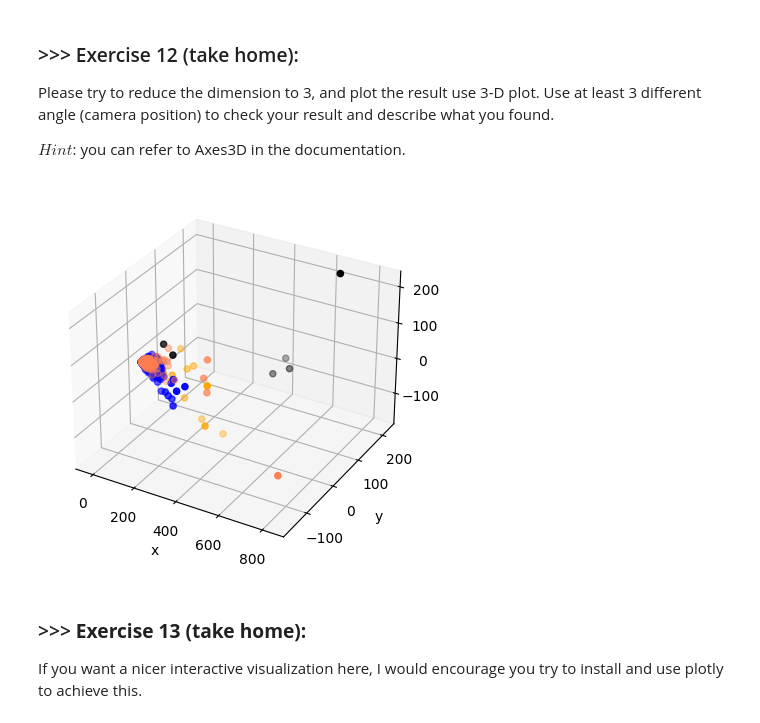
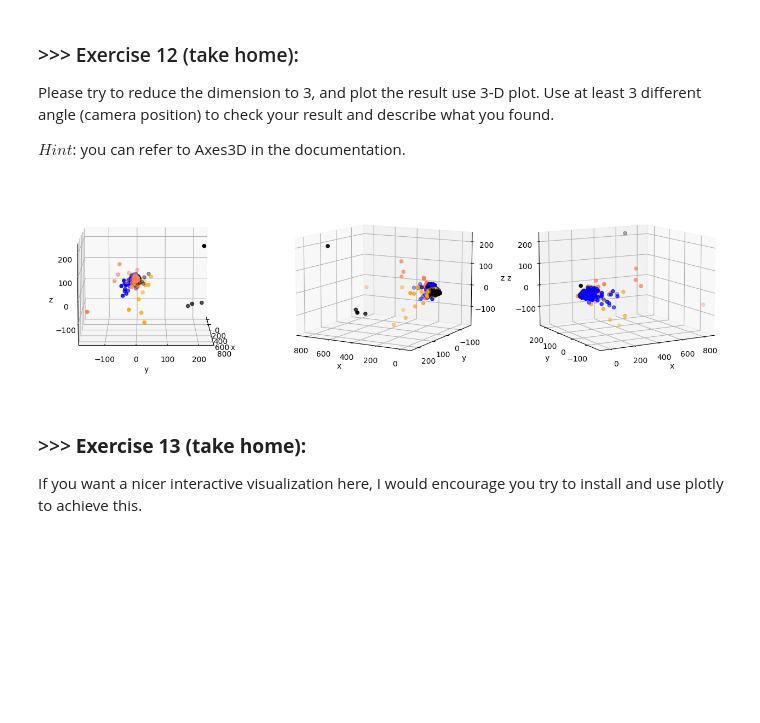
Before and after one commit to tomqwrtyu/DM2022-Lab1-Homework, a Jupyter notebook: DM2022-Lab1-Homework.ipynb, the cells around one changed output. Drawn from its saved outputs; the diff is of its cells as text; code cells hidden in the pictures; blank space fills up the shorter version.

```diff
--- a/DM2022-Lab1-Homework.ipynb
+++ b/DM2022-Lab1-Homework.ipynb
@@ -192,0 +209,18 @@ From the chart above, we can see how sparse the term-document matrix is; i.e., t
+# %%
+names = count_vect.get_feature_names_out()
+termsName = [names[id] for id, x in colsums_with_index[:50]] #top 50 terms used
+indexs = [id for id, x in rowsums_with_index[:50]] #top 50 text using most terms
+
+plot_z = np.zeros((50, 50))
+maxNum = None
+for i in range(plot_z.shape[0]):
+    for j in range(plot_z.shape[1]):
+        plot_z[i][j] = X_counts[indexs[i], colsums_with_index[j][0]]
+        if maxNum == None or plot_z[i][j] > maxNum:
+            maxNum = plot_z[i][j]
+# %%
+df_todraw = pd.DataFrame(plot_z, columns = termsName, index = indexs)
+plt.subplots(figsize=(18, 14))
+ax = sns.heatmap(df_todraw,
+                 cmap="PuRd",
+                 vmin=0, vmax=maxNum // 3, annot=True)
@@ -198,24 +240,22 @@ $Hint$: you can refer to Axes3D in the documentation.
 # %%
-# Answer here
-import plotly_express as px
-col = ['coral', 'blue', 'black', 'orange']
-X_reduced = PCA(n_components = 3).fit_transform(X_counts.toarray())
+fig = plt.figure(figsize=plt.figaspect(0.3))
 
-ax = plt.axes(projection='3d')
+for i in range(3):
+    ax = fig.add_subplot(1, 3, i + 1, projection='3d')
+    for c, category in zip(col, categories):
+        xs = X_reduced[X['category_name'] == category].T[0]
+        ys = X_reduced[X['category_name'] == category].T[1]
+        zs = X_reduced[X['category_name'] == category].T[2]
+        ax.scatter(xs, ys, zs, c = c, marker='o')
 
-for c, category in zip(col, categories):
-    xs = X_reduced[X['category_name'] == category].T[0]
-    ys = X_reduced[X['category_name'] == category].T[1]
-    zs = X_reduced[X['category_name'] == category].T[2]
+    ax.view_init(elev=10, azim=i * 120)
+    ax.set_xlabel('x')
+    ax.set_ylabel('y')
+    ax.set_zlabel('z')
 
-    ax.scatter(xs, ys, zs, c = c, marker='o')
-
-ax.set_xlabel('x')
-ax.set_ylabel('y')
-ax.set_zlabel('z')
 plt.show()
 # %% [output]
-[figure, old version]
+[figure, new version]
 # %% [markdown]
 ### >>> **Exercise 13 (take home):**
 If you want a nicer interactive visualization here, I would encourage you try to install and use plotly to achieve this.
```
Also changed, not shown: parts of 89 cells of this notebook.
